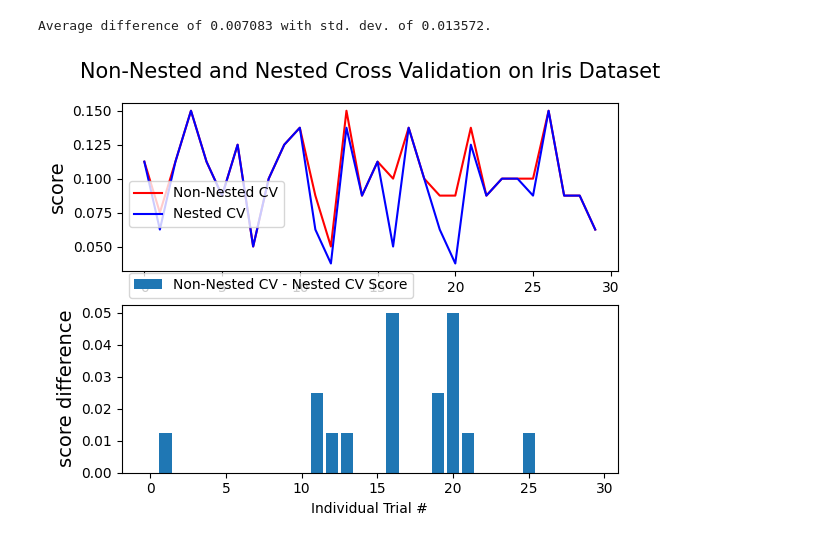
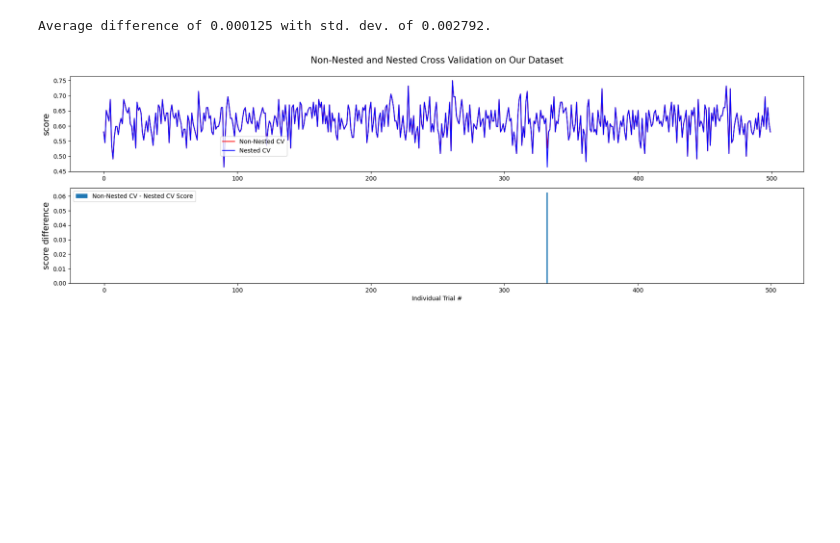
Before and after one commit to DimitrisDalis1/NTALIS-DIMITRIOS-THESIS-on-music-data-analysis, a Jupyter notebook: SCRIPTS/TTS-RandomForestNestedCrossValidation.ipynb, the cells around one changed output. Saved outputs shown, nothing was run; the diff lists cells and outputs as text; code cells hidden in the pictures; blank space fills up the shorter version.

```diff
--- a/SCRIPTS/TTS-RandomForestNestedCrossValidation.ipynb
+++ b/SCRIPTS/TTS-RandomForestNestedCrossValidation.ipynb
@@ -9,15 +9,16 @@ from sklearn.model_selection import GridSearchCV, KFold, cross_val_score
 from sklearn.svm import SVC
 
 # Number of random trials
-NUM_TRIALS = 30
+NUM_TRIALS = 500
 
-# Load the dataset
-# Load your data
-data = pd.read_csv('resultsWithALotOfFeatures.csv')
 
-numerical_data = data.iloc[:, :-1]
+data = pd.read_csv('normalized_results.csv')
 
-artist_category = data.iloc[:, -1]
+# Separate numerical data: from the beginning to the 4th column before the end
+numerical_data = data.iloc[:, :-4]
+
+# Separate artist category: the 3rd column from the end
+artist_category = data.iloc[:, -3]
 
 X_iris = numerical_data
 y_iris = artist_category
@@ -33,60 +34,59 @@ non_nested_scores = np.zeros(NUM_TRIALS)
 nested_scores = np.zeros(NUM_TRIALS)
 
 # Loop for each trial
 for i in range(NUM_TRIALS):
-    # Choose cross-validation techniques for the inner and outer loops,
-    # independently of the dataset.
-    # E.g "GroupKFold", "LeaveOneOut", "LeaveOneGroupOut", etc.
-    inner_cv = ShuffleSplit(n_splits=4, test_size=0.2, random_state=i)
-    outer_cv = ShuffleSplit(n_splits=4, test_size=0.2, random_state=i)
-    # Non_nested parameter search and scoring
-    clf = GridSearchCV(estimator=svm, param_grid=p_grid, cv=outer_cv)
-    clf.fit(X_iris, y_iris)
-    non_nested_scores[i] = clf.best_score_
+  inner_cv = ShuffleSplit(n_splits=4, test_size=0.2, random_state=i)
+  outer_cv = ShuffleSplit(n_splits=4, test_size=0.2, random_state=i)
+  # Non_nested parameter search and scoring
+  clf = GridSearchCV(estimator=svm, param_grid=p_grid, cv=outer_cv)
+  clf.fit(X_iris, y_iris)
+  non_nested_scores[i] = clf.best_score_
 
-    # Nested CV with parameter optimization
-    clf = GridSearchCV(estimator=svm, param_grid=p_grid, cv=inner_cv)
-    nested_score = cross_val_score(clf, X=X_iris, y=y_iris, cv=outer_cv)
-    nested_scores[i] = nested_score.mean()
+  # Nested CV with parameter optimization
+  clf = GridSearchCV(estimator=svm, param_grid=p_grid, cv=inner_cv)
+  nested_score = cross_val_score(clf, X=X_iris, y=y_iris, cv=outer_cv)
+  nested_scores[i] = nested_score.mean()
 
 score_difference = non_nested_scores - nested_scores
 
 print(
-    "Average difference of {:6f} with std. dev. of {:6f}.".format(
-        score_difference.mean(), score_difference.std()
-    )
+  "Average difference of {:6f} with std. dev. of {:6f}.".format(
+      score_difference.mean(), score_difference.std()
+  )
 )
 
-# Plot scores on each trial for nested and non-nested CV
-plt.figure()
+# Plot scores on each trial for nested and non-nested CV with wider figure
+plt.figure(figsize=(18, 6))
+
 plt.subplot(211)
 (non_nested_scores_line,) = plt.plot(non_nested_scores, color="r")
 (nested_line,) = plt.plot(nested_scores, color="b")
 plt.ylabel("score", fontsize="14")
 plt.legend(
-    [non_nested_scores_line, nested_line],
-    ["Non-Nested CV", "Nested CV"],
-    bbox_to_anchor=(0, 0.4, 0.5, 0),
+  [non_nested_scores_line, nested_line],
+  ["Non-Nested CV", "Nested CV"],
+  bbox_to_anchor=(0, 0.4, 0.5, 0),
 )
 plt.title(
-    "Non-Nested and Nested Cross Validation on Our Dataset",
-    x=0.5,
-    y=1.1,
-    fontsize="15",
+  "Non-Nested and Nested Cross Validation on Our Dataset",
+  x=0.5,
+  y=1.1,
+  fontsize="15",
 )
 
 # Plot bar chart of the difference.
 plt.subplot(212)
 difference_plot = plt.bar(range(NUM_TRIALS), score_difference)
 plt.xlabel("Individual Trial #")
 plt.legend(
-    [difference_plot],
-    ["Non-Nested CV - Nested CV Score"],
-    bbox_to_anchor=(0, 1, 0.8, 0),
+  [difference_plot],
+  ["Non-Nested CV - Nested CV Score"],
+  bbox_to_anchor=(0, 1, 0.8, 0),
 )
 plt.ylabel("score difference", fontsize="14")
 
+plt.tight_layout()  # Adjust spacing between subplots
 plt.show()
 # %% [output]
-Average difference of 0.007083 with std. dev. of 0.013572.
+Average difference of 0.000125 with std. dev. of 0.002792.
-[figure, old version]
+[figure, new version]
```
